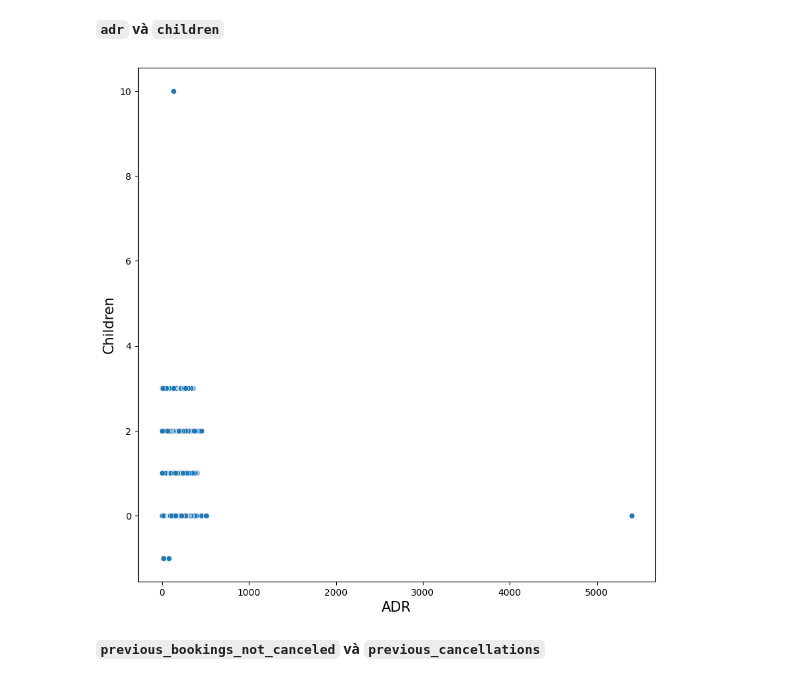
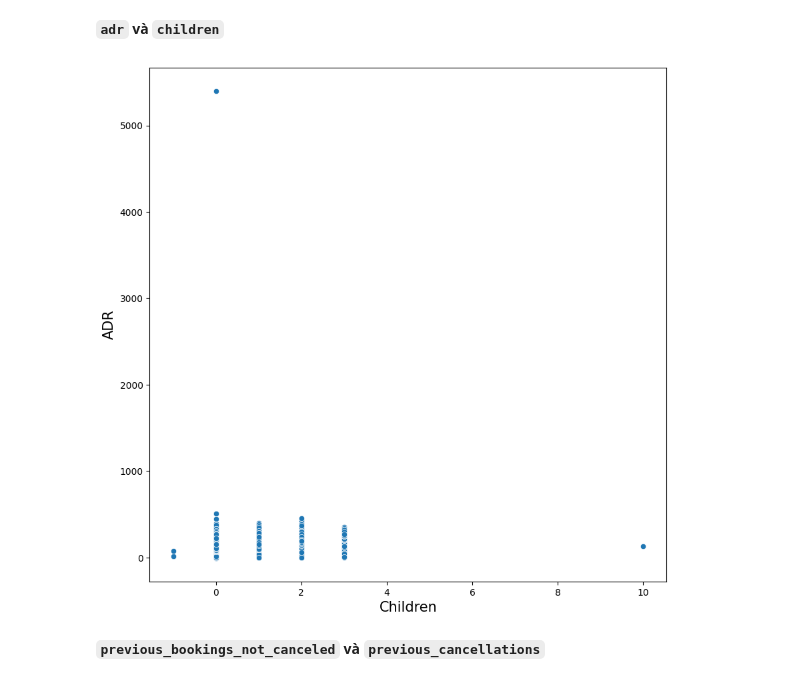
Before and after one commit to duongtruongbinh/Data-Visualization-Labs, a Jupyter notebook: Project/Project.ipynb, the cells around one changed output. Drawn from its saved outputs; the diff is of its cells as text; code cells hidden in the pictures.

```diff
--- a/Project/Project.ipynb
+++ b/Project/Project.ipynb
@@ -290,12 +292,12 @@ plt.show()
 **`adr` và `children`**
 # %%
 fig, ax = plt.subplots(figsize=(10, 10))
-ax = sns.scatterplot(data=df, x="adr", y="children")
-plt.xlabel('ADR', size= 15)
-plt.ylabel('Children', size= 15)
+ax = sns.scatterplot(data=df, x="children", y="adr")
+plt.xlabel('Children', size= 15)
+plt.ylabel('ADR', size= 15)
 plt.show()
 # %% [output]
-[figure, old version]
+[figure, new version]
 # %% [markdown]
 **`previous_bookings_not_canceled` và `previous_cancellations`**
 # %%
```
Also changed, not shown: parts of 12 cells of this notebook.
